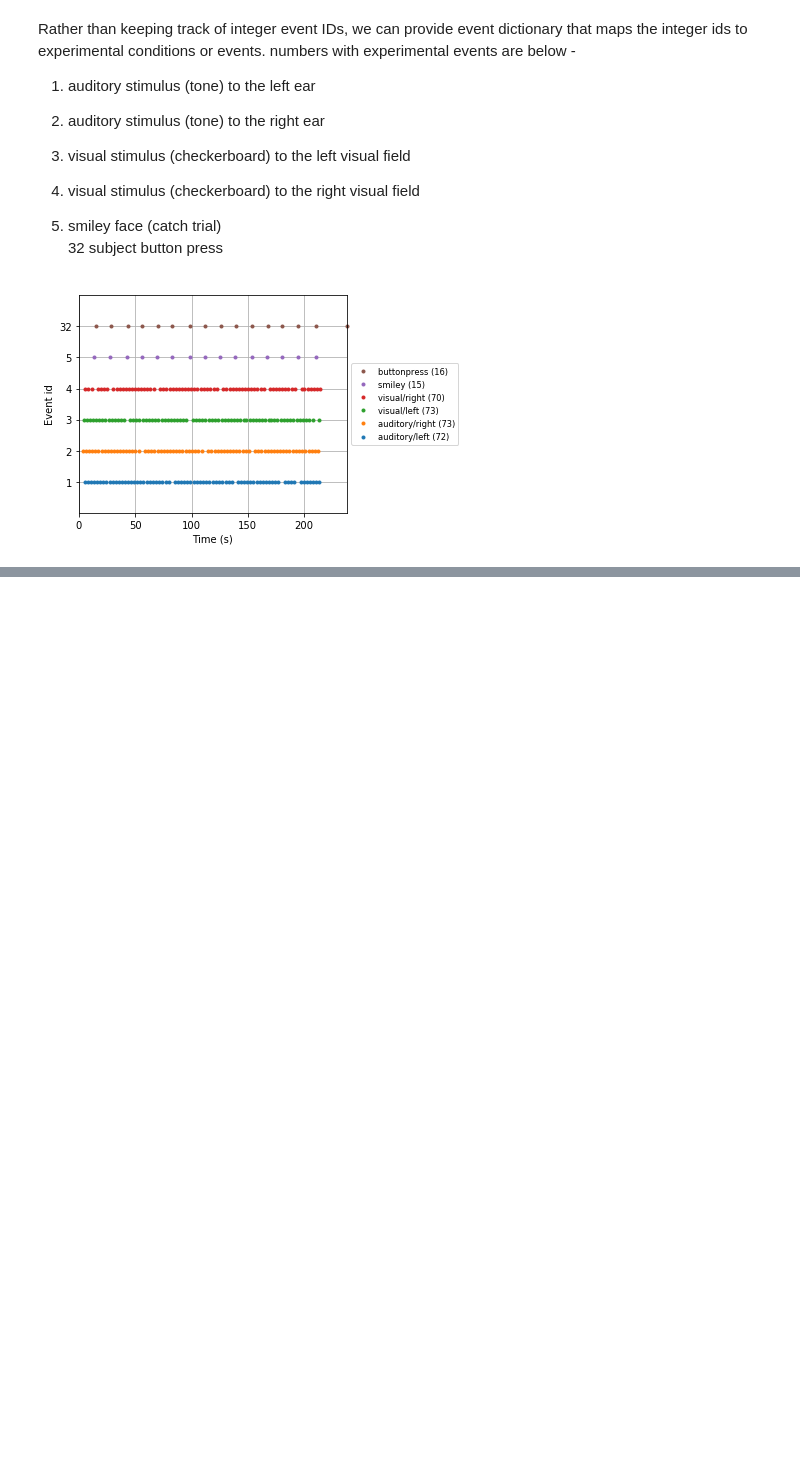
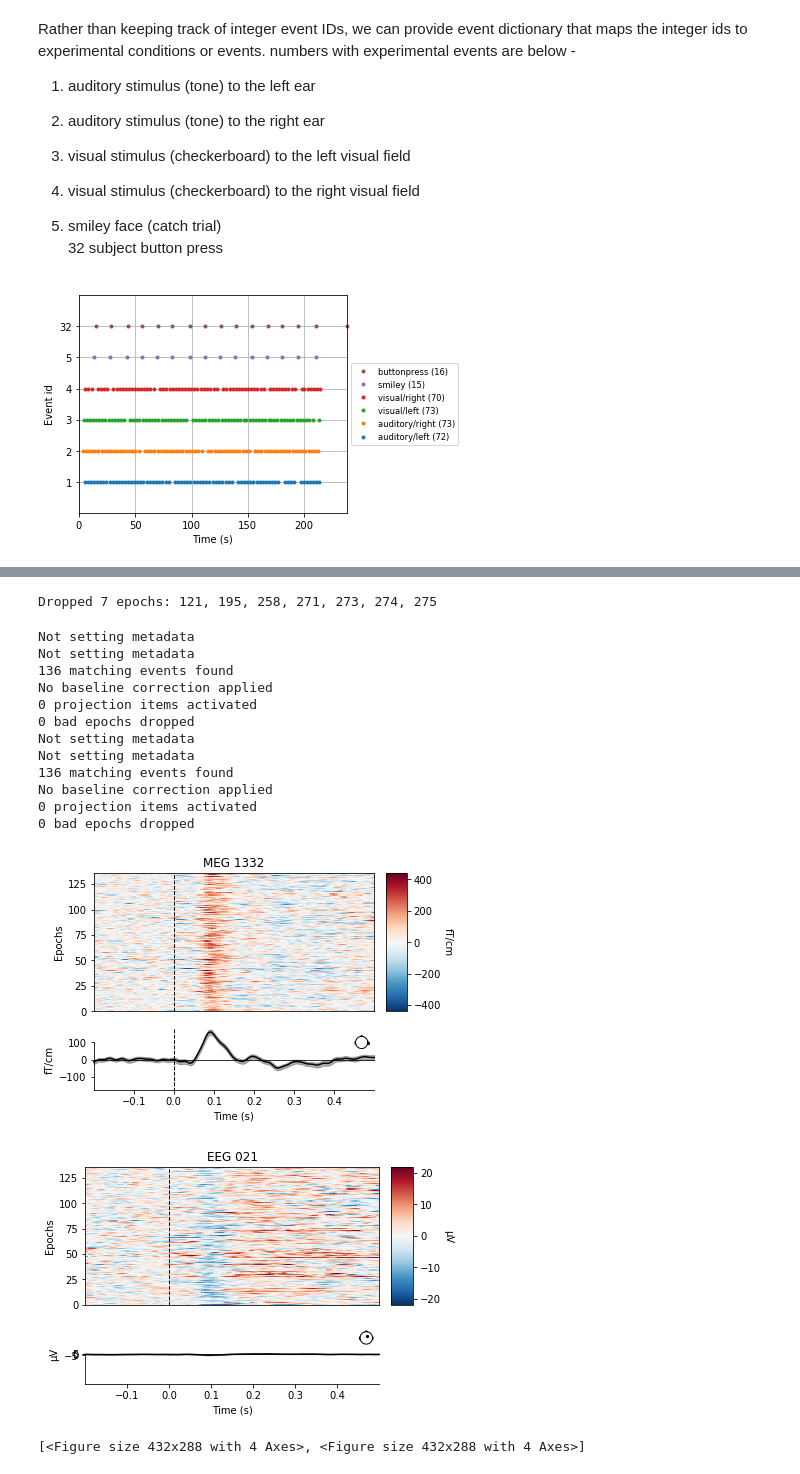
Before and after one commit to AchintyaX/EEG_Analysis, a Jupyter notebook: EEG_signal_processing.ipynb, the cells around one changed output, grey strips where cells are left out. Drawn from its saved outputs; the diff is of its cells as text; code cells hidden in the pictures; blank space fills up the shorter version.

```diff
--- a/EEG_signal_processing.ipynb
+++ b/EEG_signal_processing.ipynb
@@ -169,0 +172,12 @@ fig = mne.viz.plot_events(events, event_id=event_dict, sfreq=raw.info['sfreq'],
+# %%
+'''
+We will reject any epch where peak to peak signal amplitude is beyond
+reasonable limits for that channel type
+'''
+reject_criteria = dict(mag=4000e-15,     # 4000 fT
+                       grad=4000e-13,    # 4000 fT/cm
+                       eeg=150e-6,       # 150 µV
+                       eog=250e-6)       # 250 µV
+# %%
+epochs = mne.Epochs(raw, events, event_id=event_dict, tmin=-0.2, tmax=0.5,
+                    reject=reject_criteria, preload=True)
@@ -169,0 +204,34 @@ fig = mne.viz.plot_events(events, event_id=event_dict, sfreq=raw.info['sfreq'],
+# %%
+'''
+Next we’ll pool across left/right stimulus presentations so we can compare
+auditory versus visual responses. To avoid biasing our signals to the left or right,
+we’ll use equalize_event_counts first to randomly sample epochs from each condition
+to match the number of epochs present in the condition with the fewest good epochs.
+'''
+
+conds_we_care_about = ['auditory/left', 'auditory/right',
+                       'visual/left', 'visual/right']
+epochs.equalize_event_counts(conds_we_care_about) # this operates in place
+aud_epochs = epochs['auditory']
+vis_epochs = epochs['visual']
+del raw, epochs # freeing up RAM
+# %% [output]
+Dropped 7 epochs: 121, 195, 258, 271, 273, 274, 275
+# %%
+aud_epochs.plot_image(picks=['MEG 1332', 'EEG 021'])
+# %% [output]
+Not setting metadata
+Not setting metadata
+136 matching events found
+No baseline correction applied
+0 projection items activated
+0 bad epochs dropped
+Not setting metadata
+Not setting metadata
+136 matching events found
+No baseline correction applied
+0 projection items activated
+0 bad epochs dropped
+[figure, added]
+[figure, added]
+[<Figure size 432x288 with 4 Axes>, <Figure size 432x288 with 4 Axes>]
```
Also changed, not shown: parts of 12 cells of this notebook.
